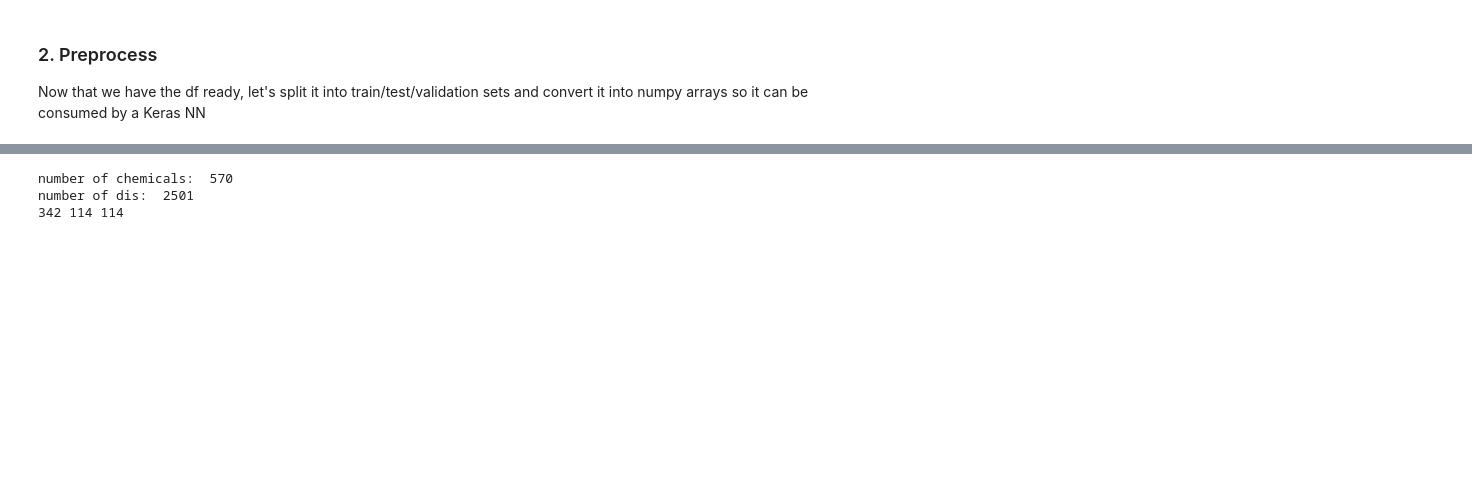
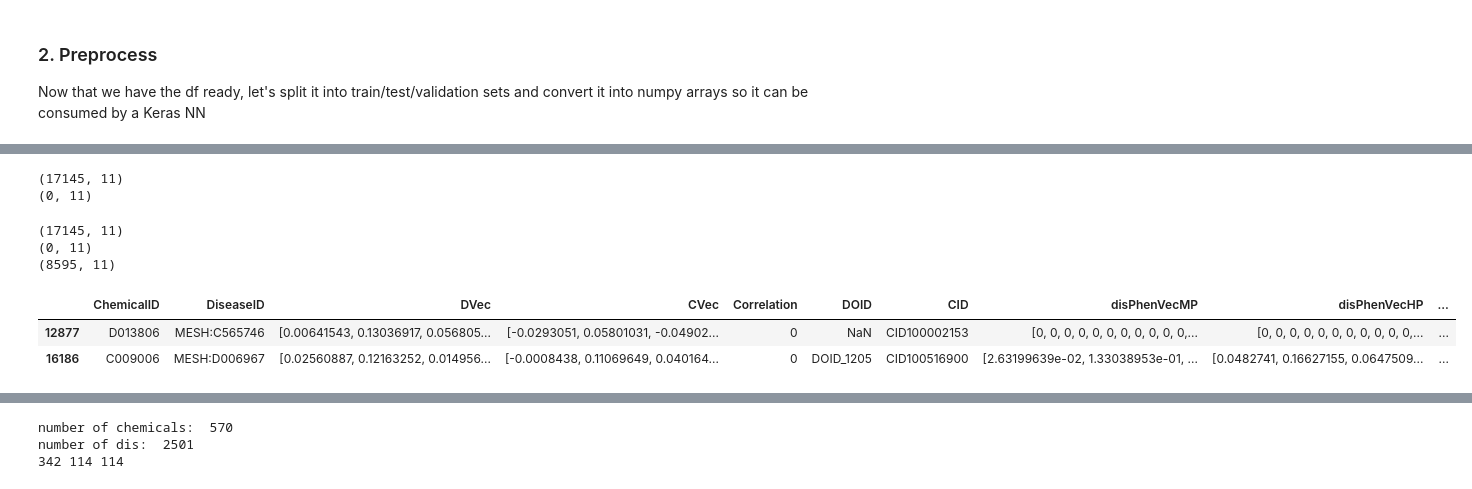
Before and after one commit to colemai/msc-thesis, a Jupyter notebook: opa/opa-nn.ipynb, the cells around one changed output, grey strips where cells are left out. Saved outputs shown, nothing was run; the diff lists cells and outputs as text; code cells hidden in the pictures; blank space fills up the shorter version.

```diff
--- a/opa/opa-nn.ipynb
+++ b/opa/opa-nn.ipynb
@@ -419,0 +499,6 @@ df1.head()
+# %%
+print(df1.shape)
+print(df1[df1.disPhenVecHP.map(lambda x: type(x) is not list) ].shape)
+# %% [output]
+(17145, 11)
+(0, 11)
@@ -419,0 +513,8 @@ df1.head()
+# %%
+print(df1.shape)
+print(df1[df1.disPhenVecHP.map(lambda x: type(x) is not list) ].shape)
+print(df1[df1.Correlation.map(lambda x: x == 1) ].shape)
+# %% [output]
+(17145, 11)
+(0, 11)
+(8595, 11)
@@ -419,0 +523,6 @@ df1.head()
+# %%
+df1.sample(2)
+# %% [output]
+|  | ChemicalID | DiseaseID | DVec | CVec | Correlation | DOID | CID | disPhenVecMP | disPhenVecHP | ... |
+| 12877 | D013806 | MESH:C565746 | [0.00641543, 0.13036917, 0.056805... | [-0.0293051, 0.05801031, -0.04902... | 0 | NaN | CID100002153 | [0, 0, 0, 0, 0, 0, 0, 0, 0, 0, 0,... | [0, 0, 0, 0, 0, 0, 0, 0, 0, 0, 0,... | ... |
+| 16186 | C009006 | MESH:D006967 | [0.02560887, 0.12163252, 0.014956... | [-0.0008438, 0.11069649, 0.040164... | 0 | DOID_1205 | CID100516900 | [2.63199639e-02, 1.33038953e-01, ... | [0.0482741, 0.16627155, 0.0647509... | ... |
```
Also changed, not shown: parts of 37 cells of this notebook.
